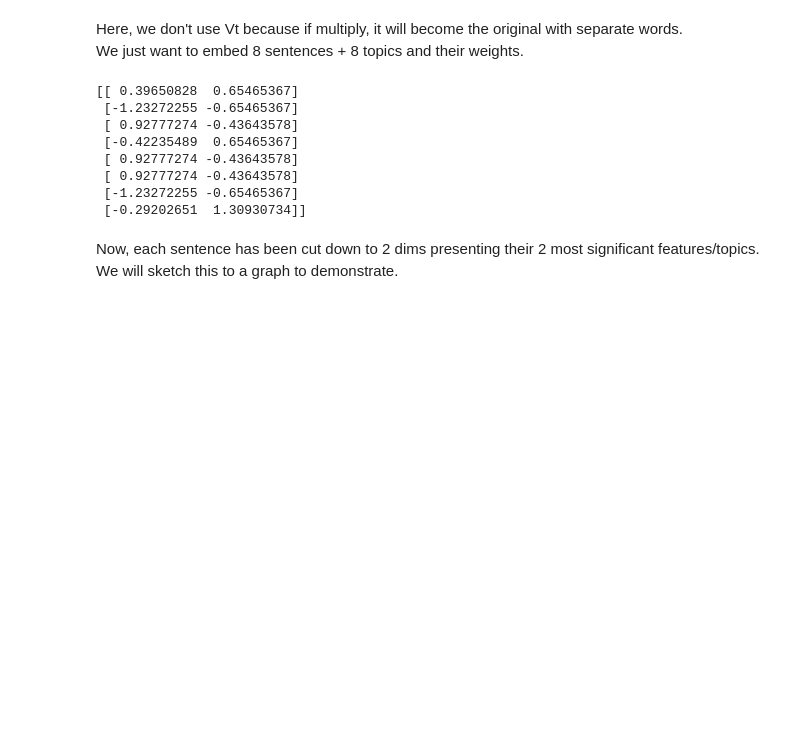
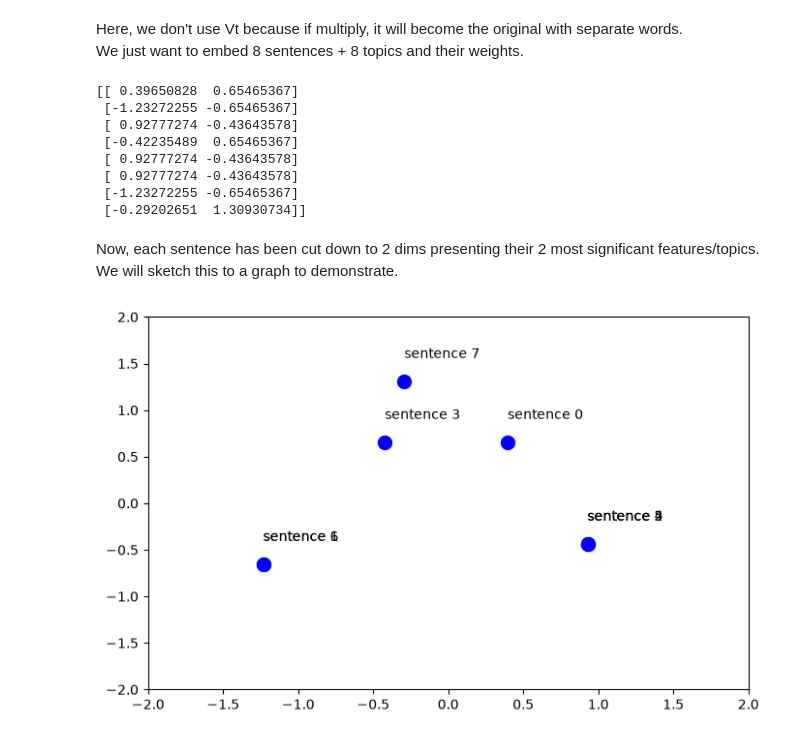
Before and after one commit to dinhkiet3308-beep/mliot-pyml-2026-hw, a Jupyter notebook: week01/BaiTap01_DinhKiet_Text.ipynb, the cells around one changed output. Cells and saved outputs as stored; diff of their text form; code cells hidden in the pictures; blank space fills up the shorter version.

```diff
--- a/week01/BaiTap01_DinhKiet_Text.ipynb
+++ b/week01/BaiTap01_DinhKiet_Text.ipynb
@@ -27,0 +30,4 @@ print(word)
+# %%
+vocab = sorted({w for s in sentence for w in s.lower().split()})
+print(vocab)
+print(len(vocab))
@@ -29,9 +38,9 @@ print(word)
 building a function to transform these words to vectors
 # %%
 def to_vectors(s):
-    v = np.zeros(len(word)) # an array all 0 with length of word list above
+    v = np.zeros(len(vocab)) # an array all 0 with length of word list above
     for w in s.lower().split():
-        v[word.index(w)] += 1
+        v[vocab.index(w)] += 1
     return v
 matrix = np.array([to_vectors(s) for s in sentence], dtype=int)
 print(matrix)
@@ -253,3 +260,17 @@ print(sentence_embed)
 # %% [markdown]
 Now, each sentence has been cut down to 2 dims presenting their 2 most significant features/topics.
 We will sketch this to a graph to demonstrate.
+# %%
+import matplotlib.pyplot as plt
+
+x_coords = sentence_embed[:, 0] # first column
+y_coords = sentence_embed[:, 1]
+
+plt.figure(figsize = (8, 5))
+plt.scatter(x_coords, y_coords, s=100, c='blue')
+plt.xlim(-2, 2)
+plt.ylim(-2, 2)
+for i in range(len(sentence)):
+    plt.text(x_coords[i], y_coords[i] + 0.25, f"sentence {i}")
+# %% [output]
+[figure, added]
```
Also changed, not shown: parts of 13 cells of this notebook.
